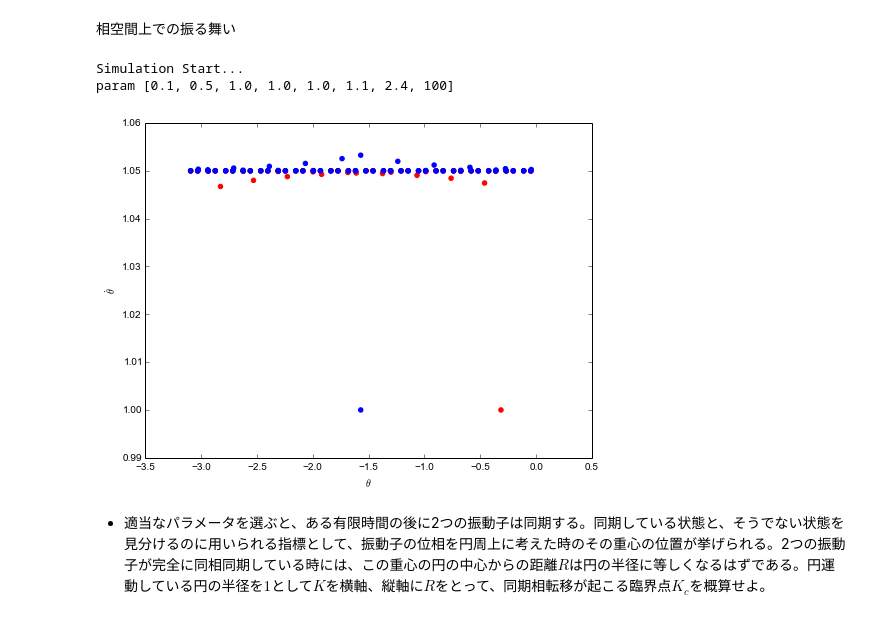
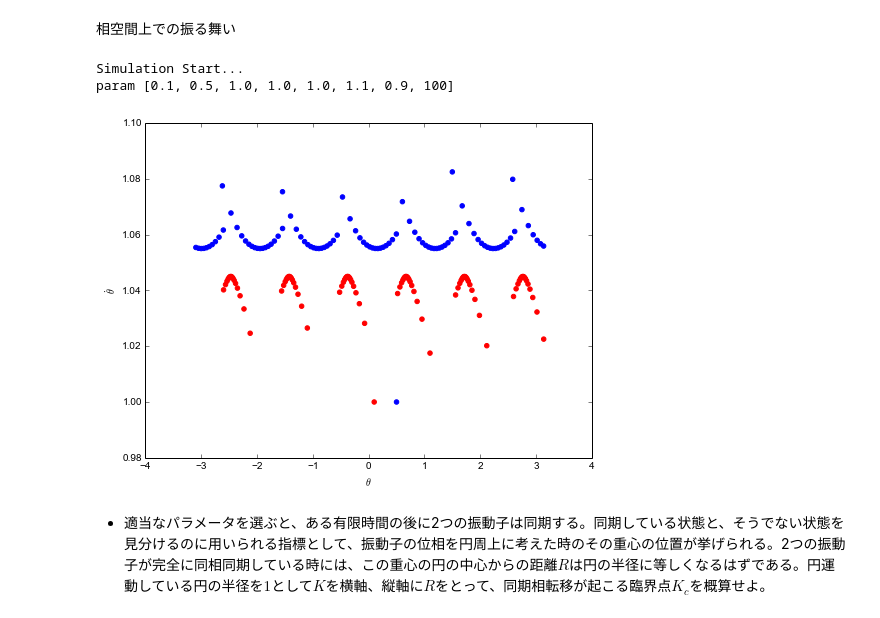
Before and after one commit to ssh0/butsuzemi2015, a Jupyter notebook: 課題解答例.ipynb, the cells around one changed output. Saved outputs shown, nothing was run; the diff lists cells and outputs as text; code cells hidden in the pictures.

```diff
--- a/課題解答例.ipynb
+++ b/課題解答例.ipynb
@@ -106,18 +112,18 @@ param [0.1, 0.5, 1.0, 1.0, 1.0, 1.1, 1.0, 100]
 # %%
 def phase_space(theta1, theta2, omega, K, T):
     fig = plt.figure(figsize=(8, 6))
     ax = fig.add_subplot(111)
-    ax.scatter([abs(t%2*np.pi-np.pi)-np.pi for t in theta1[0]], theta1[1], color='r')
-    ax.scatter([abs(t%2*np.pi-np.pi)-np.pi for t in theta2[0]], theta2[1], color='b')
+    ax.scatter(map(pipi, theta1[0]), theta1[1], color='r')
+    ax.scatter(map(pipi, theta2[0]), theta2[1], color='b')
     ax.set_xlabel(r'$\theta$')
     ax.set_ylabel(r'$\dot{\theta}$')
     plt.show()
 
 master(phase_space)
 # %% [output]
 Simulation Start...
-param [0.1, 0.5, 1.0, 1.0, 1.0, 1.1, 2.4, 100]
+param [0.1, 0.5, 1.0, 1.0, 1.0, 1.1, 0.9, 100]
-[figure, old version]
+[figure, new version]
 # %% [markdown]
 - 適当なパラメータを選ぶと、ある有限時間の後に2つの振動子は同期する。同期している状態と、そうでない状態を見分けるのに用いられる指標として、振動子の位相を円周上に考えた時のその重心の位置が挙げられる。2つの振動子が完全に同相同期している時には、この重心の円の中心からの距離$R$は円の半径に等しくなるはずである。円運動している円の半径を$1$として$K$を横軸、縦軸に$R$をとって、同期相転移が起こる臨界点$K_{c}$を概算せよ。
 # %% [markdown]
```
Also changed, not shown: parts of 11 cells of this notebook.
